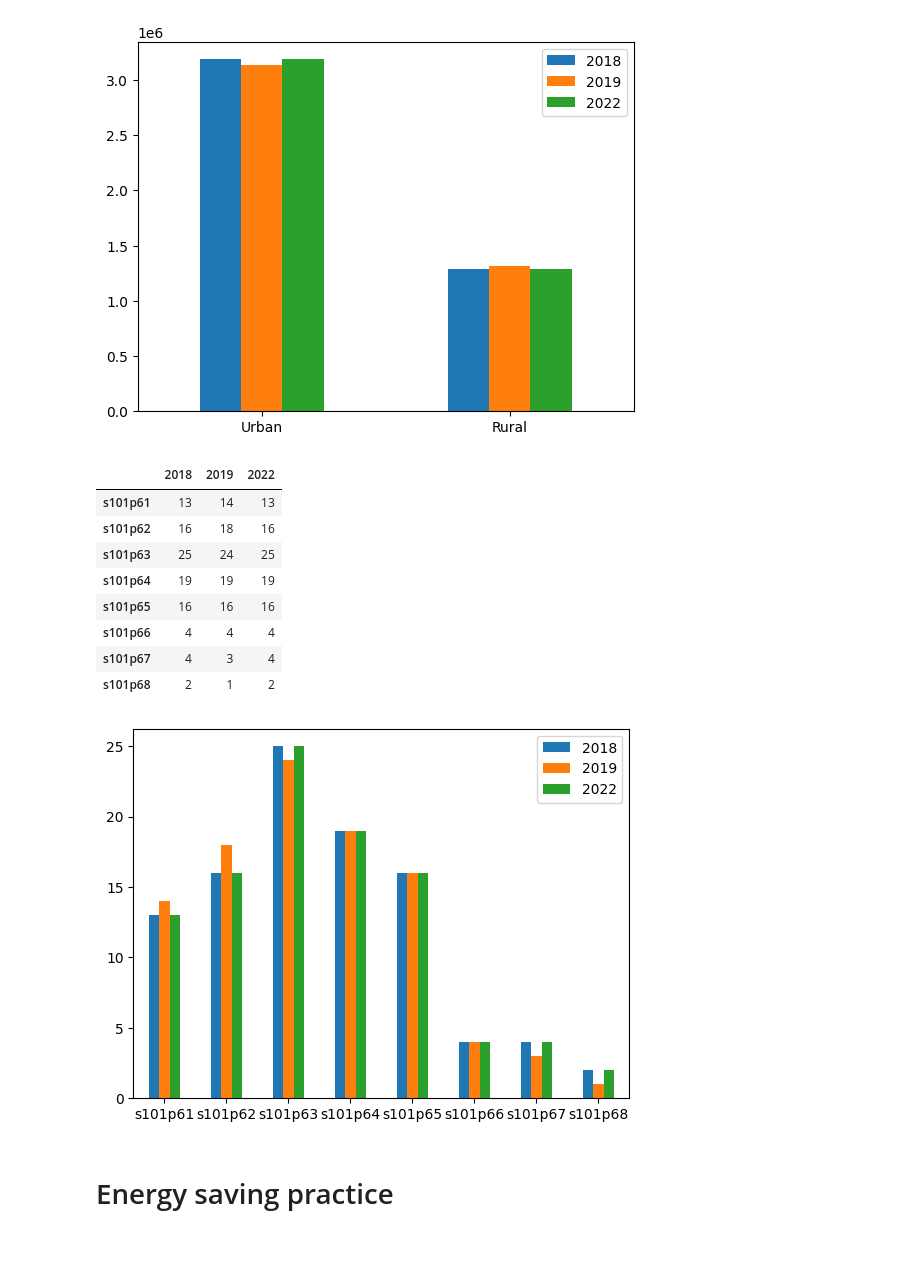
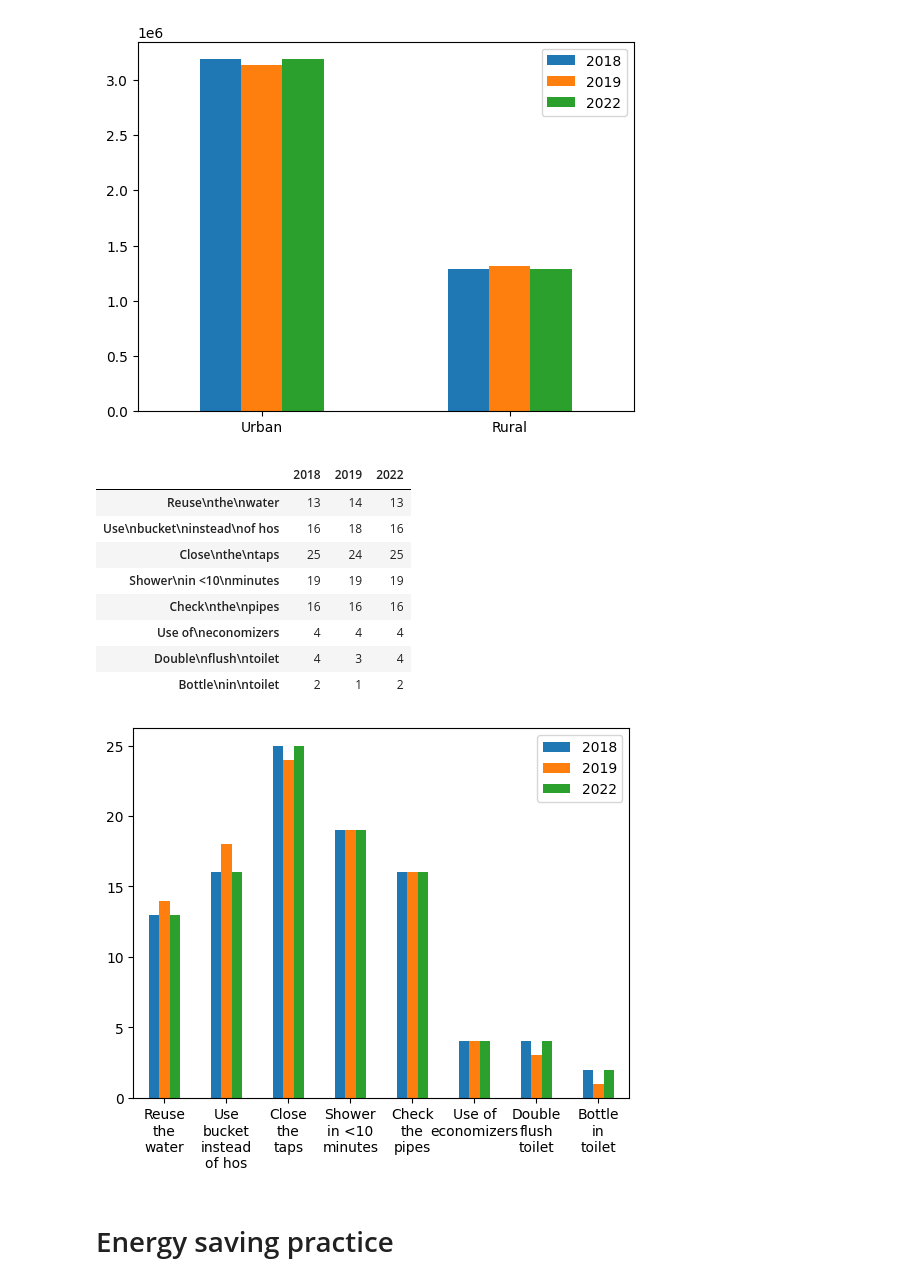
Before and after one commit to pedroaal/ambiental, a Jupyter notebook: main.ipynb, the cells around one changed output. Cells and saved outputs as stored; diff of their text form; code cells hidden in the pictures; blank space fills up the shorter version.

```diff
--- a/main.ipynb
+++ b/main.ipynb
@@ -262,6 +263,18 @@ res
 | Air\npollution | 18 | 18 | 18 |
 | Stray\nanimals | 22 | 25 | 24 |
 [figure]
+# %%
+fig = go.Figure()
+
+for year in res:
+  fig.add_trace(go.Scatterpolar(
+    r=res[year],
+    theta=['Visual pollution', 'Contaminated water', 'Hearing pollution', 'Accumulated garbage', 'Air pollution', 'Stray animals'],
+    fill='toself',
+    name=year
+  ))
+
+fig.show()
 # %% [markdown]
 # Waste Sorting
 # %% [markdown]
@@ -351,14 +364,7 @@ for year in years:
 for year in res:
   res[year] = list(map(lambda a: round(a/res_per[year]*100), res[year]))
 
-res = pd.DataFrame(res, index=[
-  'Organic',
-  'Inorganic\nA',
-  'Inorganic\nB',
-  'Inorganic\nC',
-  'Inorganic\nD',
-  'Inorganic\nE',
-])
+res = pd.DataFrame(res, index=['Organic', 'Inorganic\nA', 'Inorganic\nB', 'Inorganic\nC', 'Inorganic\nD', 'Inorganic\nE'])
 ax = res.plot.bar(rot=0)
 res
 # %% [output]
@@ -370,6 +376,18 @@ res
 | Inorganic\nD | 11 | 12 | 11 |
 | Inorganic\nE | 7 | 6 | 7 |
 [figure]
+# %%
+fig = go.Figure()
+
+for year in res:
+  fig.add_trace(go.Scatterpolar(
+    r=res[year],
+    theta=['Organic', 'Inorganic A', 'Inorganic B', 'Inorganic C', 'Inorganic D', 'Inorganic E'],
+    fill='toself',
+    name=year
+  ))
+
+fig.show()
 # %% [markdown]
 # Water saving practice
 # %% [markdown]
@@ -441,40 +459,49 @@ res = {
   2019: [],
   2022: []
 }
 res_per = {
   2018: 0,
   2019: 0,
   2022: 0
 }
 
 for year in years:
   db = dbs[year]
   tmp = []
   sum = 0
   for col in water_cols:
     db1 = db.loc[db[col] == '1']
     val = db1['fexp4'].sum().round(0)
     tmp.append(val)
     sum += val
 
   res[year] = tmp
   res_per[year] = sum
 
 
 for year in res:
   res[year] = list(map(lambda a: round(a/res_per[year]*100), res[year]))
 
-res = pd.DataFrame(res, index=['s101p61', 's101p62', 's101p63', 's101p64', 's101p65', 's101p66', 's101p67', 's101p68'])
+res = pd.DataFrame(res, index=[
+  'Reuse\nthe\nwater',
+  'Use\nbucket\ninstead\nof hos',
+  'Close\nthe\ntaps',
+  'Shower\nin <10\nminutes',
+  'Check\nthe\npipes',
+  'Use of\neconomizers',
+  'Double\nflush\ntoilet',
+  'Bottle\nin\ntoilet',
+  ])
 ax = res.plot.bar(rot=0)
 res
 # %% [output]
 |  | 2018 | 2019 | 2022 |
-| s101p61 | 13 | 14 | 13 |
-| s101p62 | 16 | 18 | 16 |
-| s101p63 | 25 | 24 | 25 |
-| s101p64 | 19 | 19 | 19 |
-| s101p65 | 16 | 16 | 16 |
-| s101p66 | 4 | 4 | 4 |
-| s101p67 | 4 | 3 | 4 |
-| s101p68 | 2 | 1 | 2 |
+| Reuse\nthe\nwater | 13 | 14 | 13 |
+| Use\nbucket\ninstead\nof hos | 16 | 18 | 16 |
+| Close\nthe\ntaps | 25 | 24 | 25 |
+| Shower\nin <10\nminutes | 19 | 19 | 19 |
+| Check\nthe\npipes | 16 | 16 | 16 |
+| Use of\neconomizers | 4 | 4 | 4 |
+| Double\nflush\ntoilet | 4 | 3 | 4 |
+| Bottle\nin\ntoilet | 2 | 1 | 2 |
-[figure, old version]
+[figure, new version]
```
Also changed, not shown: parts of 3 cells of this notebook.
